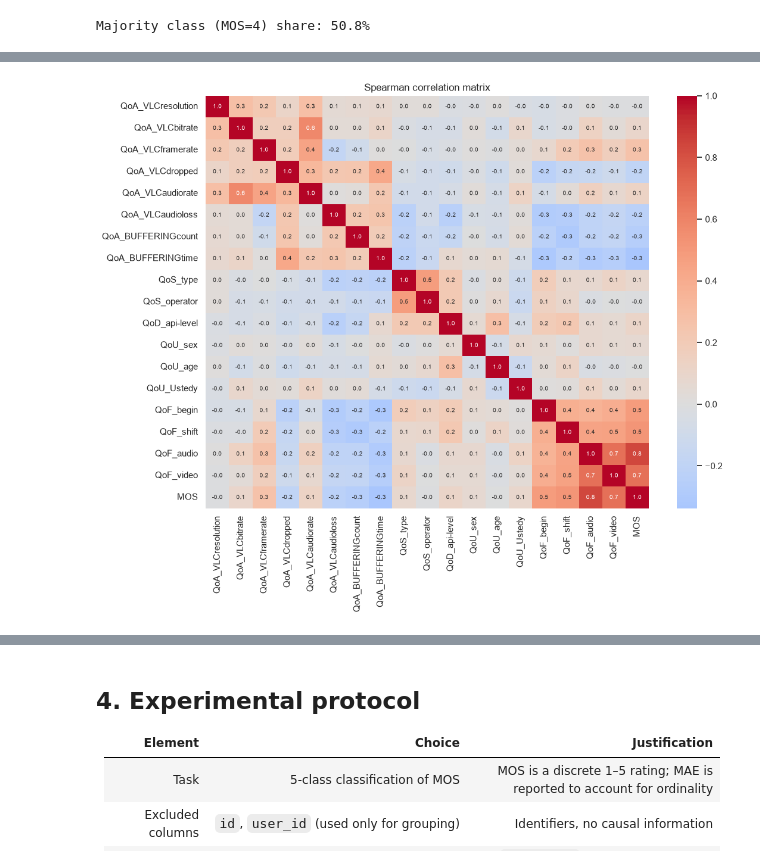
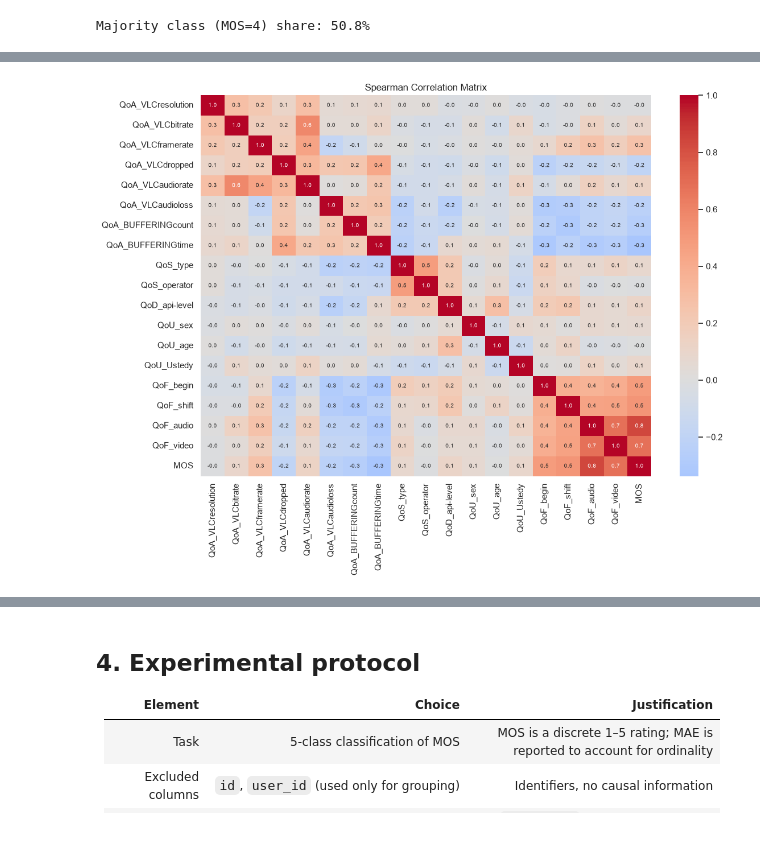
Before and after one commit to salmaimassadan/Qoe-Poqemon-project, a Jupyter notebook: notebooks/poqemon-qoe-project.ipynb, the cells around one changed output, grey strips where cells are left out. Drawn from its saved outputs; the diff is of its cells as text; code cells hidden in the pictures; blank space fills up the shorter version.

```diff
--- a/notebooks/poqemon-qoe-project.ipynb
+++ b/notebooks/poqemon-qoe-project.ipynb
@@ -213,10 +294,34 @@ plt.show()
 # %%
+# Create the figure
 fig, ax = plt.subplots(figsize=(12, 9))
-sns.heatmap(df[num_features.tolist() + ["MOS"]].corr(method="spearman"), cmap="coolwarm",
-            center=0, annot=True, fmt=".1f", annot_kws={"size": 7}, ax=ax)
-ax.set_title("Spearman correlation matrix")
+
+# Select numerical features and include the target variable (MOS)
+selected_features = num_features.tolist() + ["MOS"]
+
+# Calculate the Spearman correlation matrix
+corr_matrix = df[selected_features].corr(method="spearman")
+
+# Create the correlation heatmap
+sns.heatmap(
+    corr_matrix,
+    cmap="coolwarm",              # Set the color palette
+    center=0,                     # Center the color scale at zero
+    annot=True,                   # Display correlation values
+    fmt=".1f",                    # Display values with one decimal place
+    annot_kws={"size": 7},         # Set annotation font size
+    ax=ax
+)
+
+# Add the chart title
+ax.set_title("Spearman Correlation Matrix")
+
+# Adjust the layout
+fig.tight_layout()
+
+# Save and display the figure
 save_fig(fig, "spearman_matrix")
 plt.show()
+plt.close(fig)
 # %% [output]
-[figure, old version]
+[figure, new version]
 # %%
```
Also changed, not shown: parts of 32 cells of this notebook, 24 other files.
